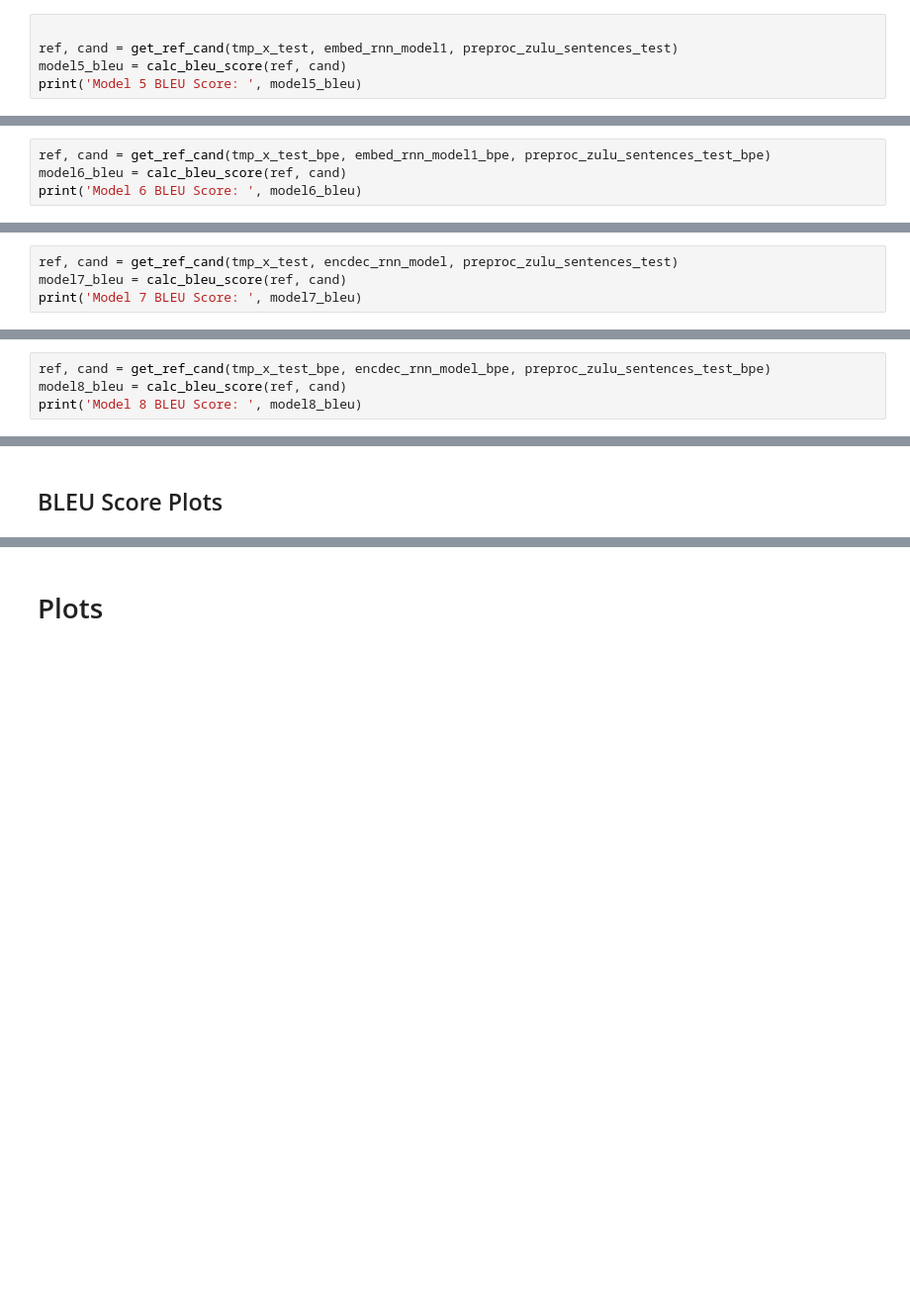
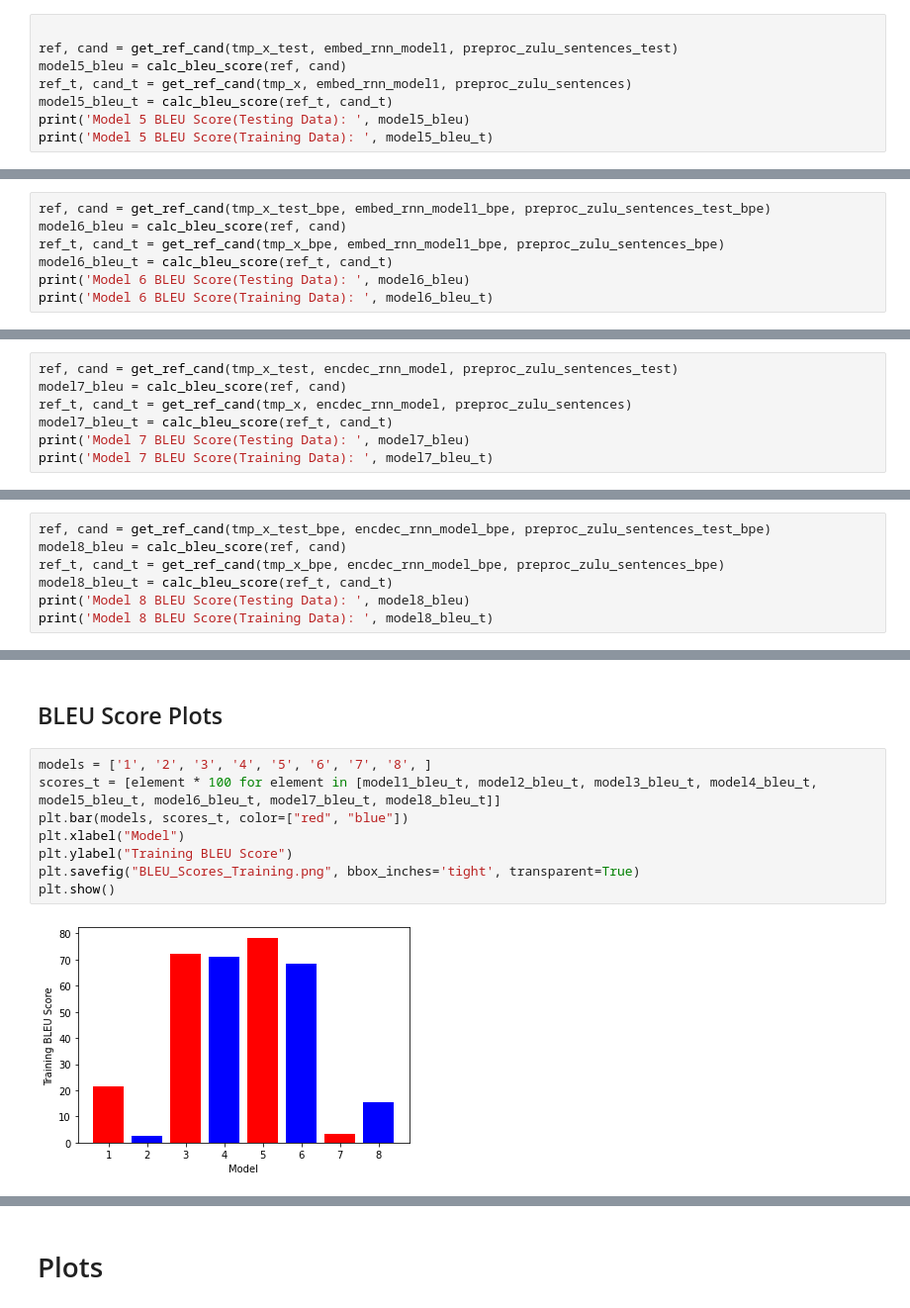
Before and after one commit to dinoanasta/English-To-isiZulu, a Jupyter notebook: English_To_isiZulu.ipynb, the cells around one changed output, grey strips where cells are left out. Shown at 99% size. Saved outputs shown, nothing was run; the diff lists cells and outputs as text; blank space fills up the shorter version.

```diff
--- a/English_To_isiZulu.ipynb
+++ b/English_To_isiZulu.ipynb
@@ -851,5 +956,8 @@ Model 4 BLEU Score:  0.6569147694211473
 
 ref, cand = get_ref_cand(tmp_x_test, embed_rnn_model1, preproc_zulu_sentences_test)
 model5_bleu = calc_bleu_score(ref, cand)
-print('Model 5 BLEU Score: ', model5_bleu)
+ref_t, cand_t = get_ref_cand(tmp_x, embed_rnn_model1, preproc_zulu_sentences)
+model5_bleu_t = calc_bleu_score(ref_t, cand_t)
+print('Model 5 BLEU Score(Testing Data): ', model5_bleu)
+print('Model 5 BLEU Score(Training Data): ', model5_bleu_t)
 # %% [output]
@@ -859,5 +970,8 @@ Model 5 BLEU Score:  0.5291836999481887
 # %%
 ref, cand = get_ref_cand(tmp_x_test_bpe, embed_rnn_model1_bpe, preproc_zulu_sentences_test_bpe)
 model6_bleu = calc_bleu_score(ref, cand)
-print('Model 6 BLEU Score: ', model6_bleu)
+ref_t, cand_t = get_ref_cand(tmp_x_bpe, embed_rnn_model1_bpe, preproc_zulu_sentences_bpe)
+model6_bleu_t = calc_bleu_score(ref_t, cand_t)
+print('Model 6 BLEU Score(Testing Data): ', model6_bleu)
+print('Model 6 BLEU Score(Training Data): ', model6_bleu_t)
 # %% [output]
@@ -867,5 +984,8 @@ Model 6 BLEU Score:  0.6602372661411107
 # %%
 ref, cand = get_ref_cand(tmp_x_test, encdec_rnn_model, preproc_zulu_sentences_test)
 model7_bleu = calc_bleu_score(ref, cand)
-print('Model 7 BLEU Score: ', model7_bleu)
+ref_t, cand_t = get_ref_cand(tmp_x, encdec_rnn_model, preproc_zulu_sentences)
+model7_bleu_t = calc_bleu_score(ref_t, cand_t)
+print('Model 7 BLEU Score(Testing Data): ', model7_bleu)
+print('Model 7 BLEU Score(Training Data): ', model7_bleu_t)
 # %% [output]
@@ -875,5 +998,8 @@ Model 7 BLEU Score:  0.5446390470979747
 # %%
 ref, cand = get_ref_cand(tmp_x_test_bpe, encdec_rnn_model_bpe, preproc_zulu_sentences_test_bpe)
 model8_bleu = calc_bleu_score(ref, cand)
-print('Model 8 BLEU Score: ', model8_bleu)
+ref_t, cand_t = get_ref_cand(tmp_x_bpe, encdec_rnn_model_bpe, preproc_zulu_sentences_bpe)
+model8_bleu_t = calc_bleu_score(ref_t, cand_t)
+print('Model 8 BLEU Score(Testing Data): ', model8_bleu)
+print('Model 8 BLEU Score(Training Data): ', model8_bleu_t)
 # %% [output]
@@ -881,4 +1010,14 @@ Model 8 BLEU Score:  0.657228153670047
 # %% [markdown]
 ## BLEU Score Plots
+# %%
+models = ['1', '2', '3', '4', '5', '6', '7', '8', ]
+scores_t = [element * 100 for element in [model1_bleu_t, model2_bleu_t, model3_bleu_t, model4_bleu_t, model5_bleu_t, model6_bleu_t, model7_bleu_t, model8_bleu_t]]
+plt.bar(models, scores_t, color=["red", "blue"])
+plt.xlabel("Model")
+plt.ylabel("Training BLEU Score")
+plt.savefig("BLEU_Scores_Training.png", bbox_inches='tight', transparent=True)
+plt.show()
+# %% [output]
+[figure, added]
 # %%
 models = ['1', '2', '3', '4', '5', '6', '7', '8', ]
```
Also changed, not shown: parts of 34 cells of this notebook.
